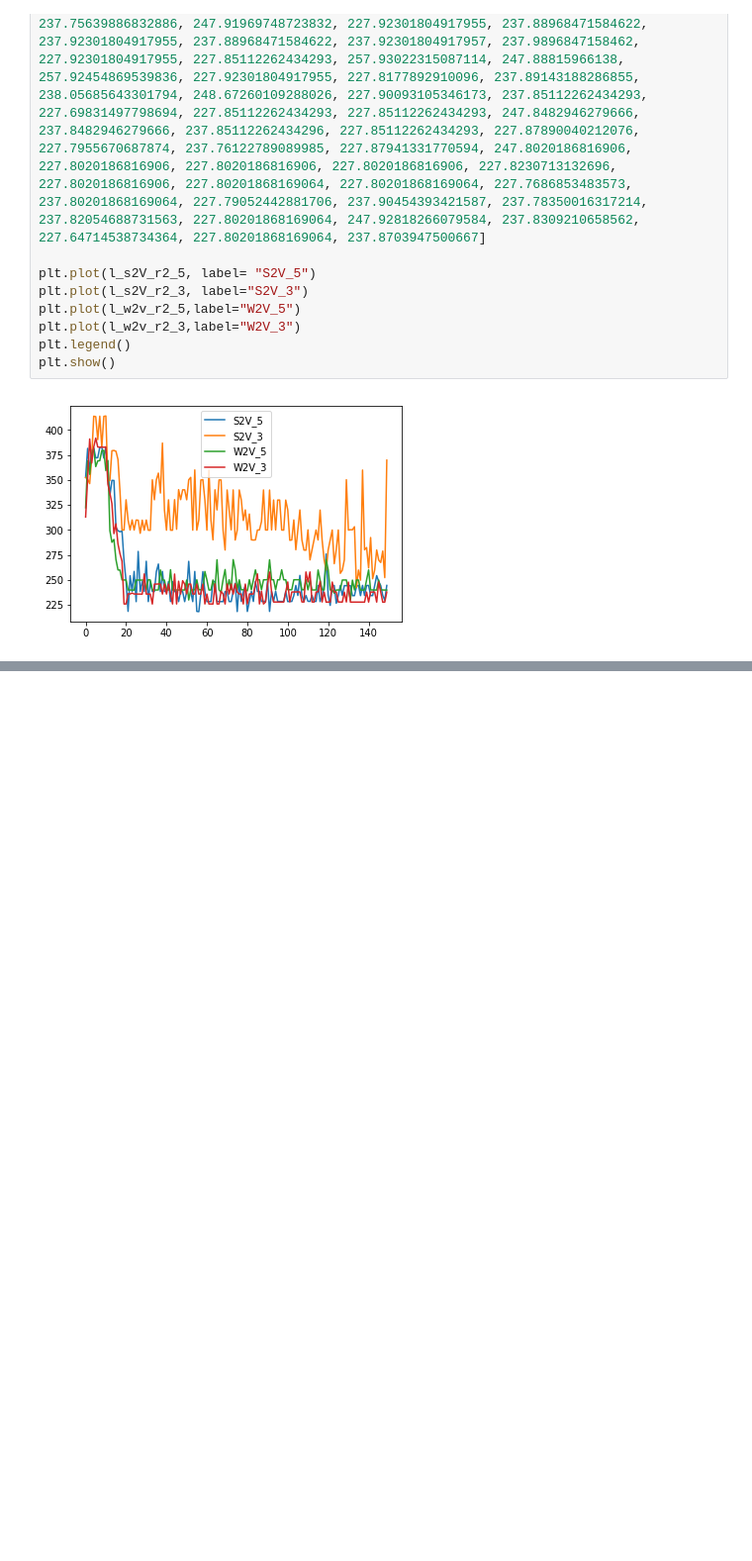
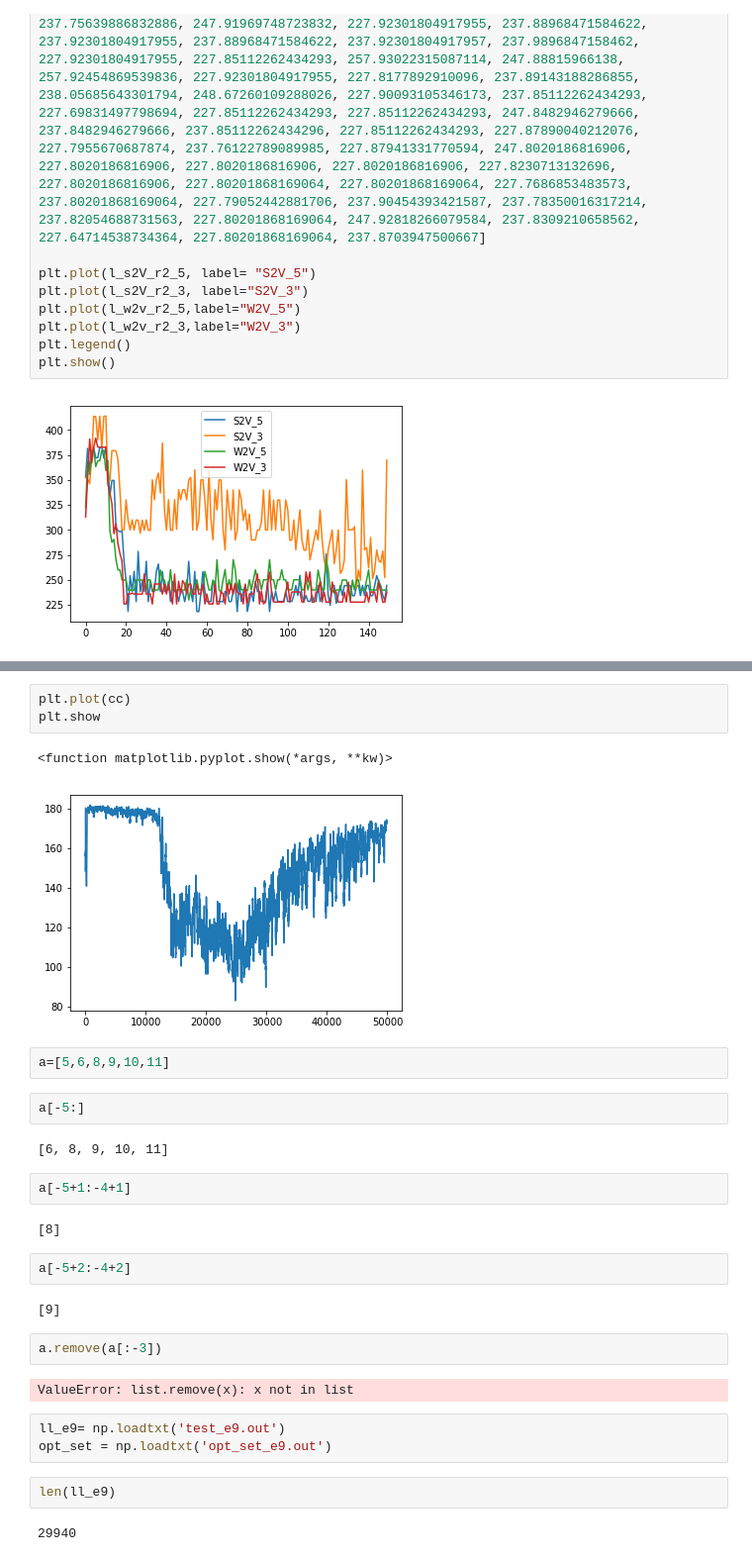
Before and after one commit to louisv123/COLGE, a Jupyter notebook: test.ipynb, the cells around one changed output, grey strips where cells are left out. Shown: that part at 99% size. Drawn from its saved outputs; the diff is of its cells as text; blank space fills up the shorter version.

```diff
--- a/test.ipynb
+++ b/test.ipynb
@@ -719,0 +744,31 @@ plt.show()
+# %%
+plt.plot(cc)
+plt.show
+# %% [output]
+<function matplotlib.pyplot.show(*args, **kw)>
+[figure, added]
+# %%
+a=[5,6,8,9,10,11]
+# %%
+a[-5:]
+# %% [output]
+[6, 8, 9, 10, 11]
+# %%
+a[-5+1:-4+1]
+# %% [output]
+[8]
+# %%
+a[-5+2:-4+2]
+# %% [output]
+[9]
+# %%
+a.remove(a[:-3])
+# %% [output]
+ValueError: list.remove(x): x not in list
+# %%
+ll_e9= np.loadtxt('test_e9.out')
+opt_set = np.loadtxt('opt_set_e9.out')
+# %%
+len(ll_e9)
+# %% [output]
+29940
```
Also changed, not shown: parts of 42 cells of this notebook, 8 other files.
